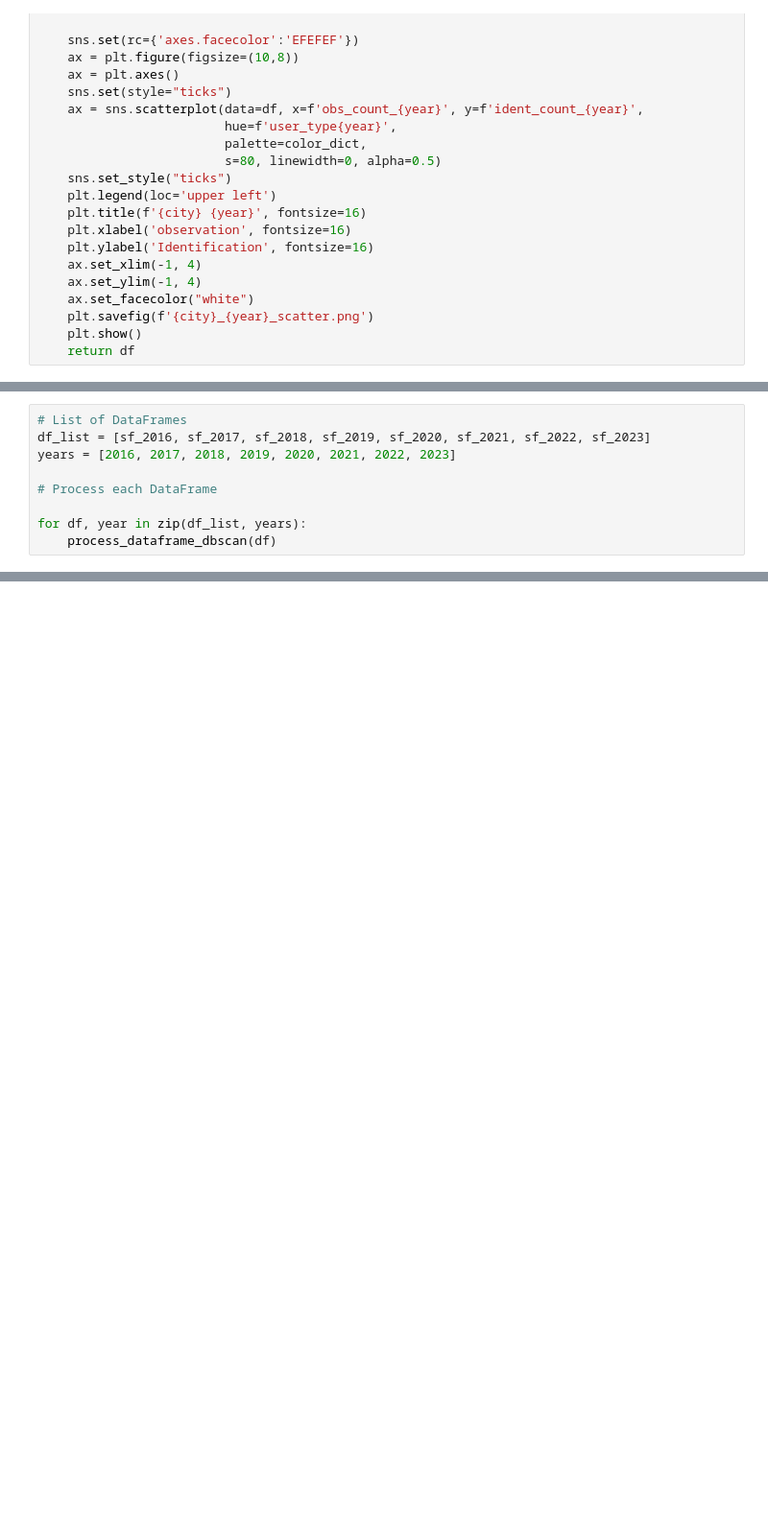
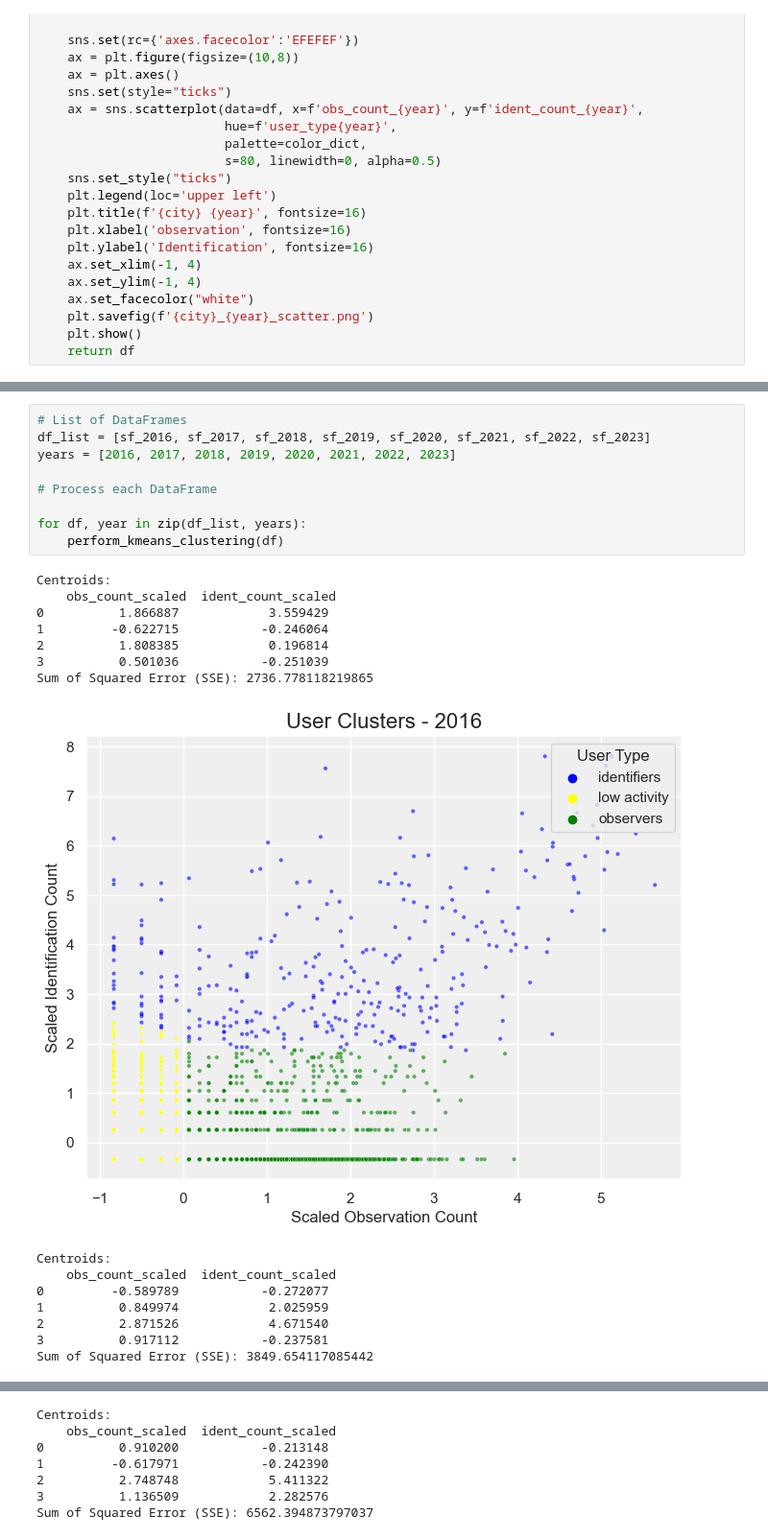
Before and after one commit to zahrafarook/participatory_methods_and_citizen_science, a Jupyter notebook: Notebook 03 _ K-means_Clusterting_San_Francisco.ipynb, the cells around one changed output, grey strips where cells are left out. Shown at 96% size. Drawn from its saved outputs; the diff is of its cells as text; blank space fills up the shorter version.

```diff
--- a/Notebook 03 _ K-means_Clusterting_San_Francisco.ipynb
+++ b/Notebook 03 _ K-means_Clusterting_San_Francisco.ipynb
@@ -399,9 +445,0 @@ def process_dataframe_dbscan(df):
-# %%
-# List of DataFrames
-df_list = [sf_2016, sf_2017, sf_2018, sf_2019, sf_2020, sf_2021, sf_2022, sf_2023]
-years = [2016, 2017, 2018, 2019, 2020, 2021, 2022, 2023]
-
-# Process each DataFrame
-
-for df, year in zip(df_list, years):
-    process_dataframe_dbscan(df)
@@ -410,0 +528,25 @@ for df, year in zip(df_list, years):
+# %%
+# List of DataFrames
+df_list = [sf_2016, sf_2017, sf_2018, sf_2019, sf_2020, sf_2021, sf_2022, sf_2023]
+years = [2016, 2017, 2018, 2019, 2020, 2021, 2022, 2023]
+
+# Process each DataFrame
+
+for df, year in zip(df_list, years):
+    perform_kmeans_clustering(df)
+# %% [output]
+Centroids:
+    obs_count_scaled  ident_count_scaled
+0          1.866887            3.559429
+1         -0.622715           -0.246064
+2          1.808385            0.196814
+3          0.501036           -0.251039
+Sum of Squared Error (SSE): 2736.778118219865
+[figure, added]
+Centroids:
+    obs_count_scaled  ident_count_scaled
+0         -0.589789           -0.272077
+1          0.849974            2.025959
+2          2.871526            4.671540
+3          0.917112           -0.237581
+Sum of Squared Error (SSE): 3849.654117085442
@@ -410,0 +554,7 @@ for df, year in zip(df_list, years):
+Centroids:
+    obs_count_scaled  ident_count_scaled
+0          0.910200           -0.213148
+1         -0.617971           -0.242390
+2          2.748748            5.411322
+3          1.136509            2.282576
+Sum of Squared Error (SSE): 6562.394873797037
```
Also changed, not shown: parts of 24 cells of this notebook.
